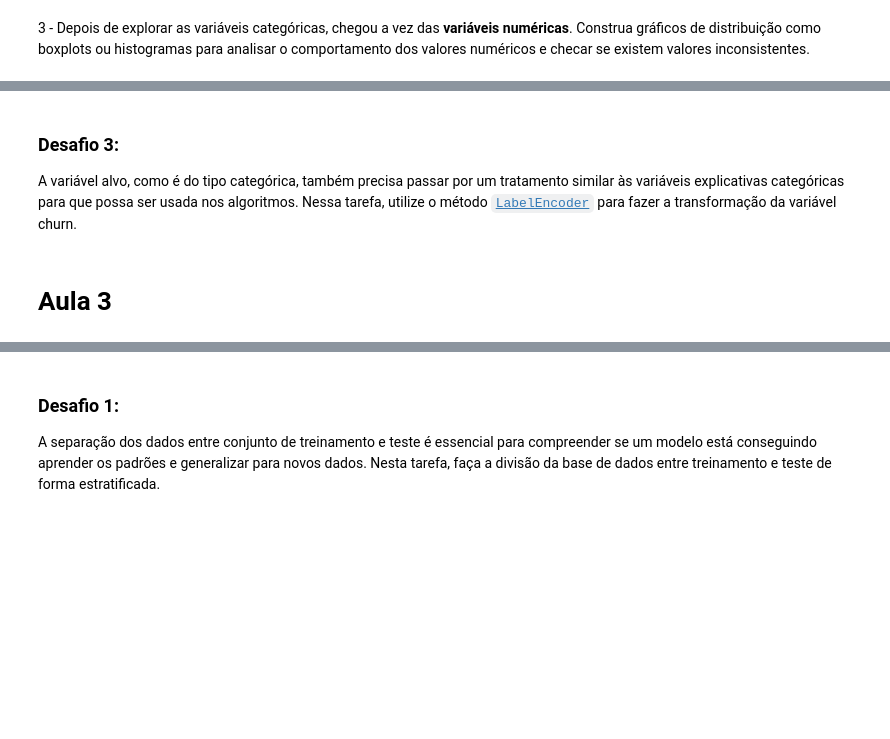
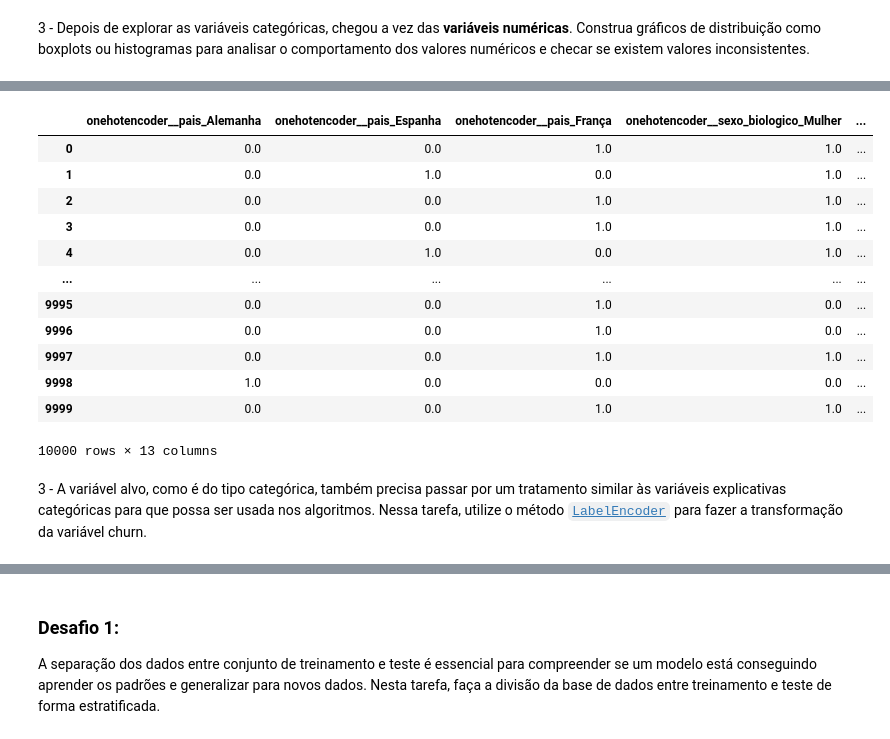
Before and after one commit to JCrpa/curso16_aprendendo_classificar_dados_machine_learning, a Jupyter notebook: desafio_hora_da_pratica/desafio_hora_da_pratica.ipynb, the cells around one changed output, grey strips where cells are left out. Drawn from its saved outputs; the diff is of its cells as text; code cells hidden in the pictures; blank space fills up the shorter version.

```diff
--- a/desafio_hora_da_pratica/desafio_hora_da_pratica.ipynb
+++ b/desafio_hora_da_pratica/desafio_hora_da_pratica.ipynb
@@ -109,0 +103,3 @@ Para utilizar os dados nos algoritmos de Machine Learning, precisamos informar q
+# %%
+x = dados.drop('churn', axis=1)
+y = dados['churn']
@@ -113,0 +142,11 @@ Variáveis categóricas que estejam em formato de texto não podem ser utilizada
+# %%
+colunas = x.columns
+# %%
+one_hot = make_column_transformer((
+    OneHotEncoder(drop ='if_binary'),
+     ['pais', 'sexo_biologico', 'tem_cartao_credito', 'membro_ativo']
+),
+    remainder='passthrough',
+    sparse_threshold=0)
+# %%
+x = one_hot.fit_transform(x)
@@ -114,6 +165,18 @@ Variáveis categóricas que estejam em formato de texto não podem ser utilizada
+# %%
+pd.DataFrame(x, columns=one_hot.get_feature_names_out(colunas))
+# %% [output]
+|  | onehotencoder__pais_Alemanha | onehotencoder__pais_Espanha | onehotencoder__pais_França | onehotencoder__sexo_biologico_Mulher | ... |
+| 0 | 0.0 | 0.0 | 1.0 | 1.0 | ... |
+| 1 | 0.0 | 1.0 | 0.0 | 1.0 | ... |
+| 2 | 0.0 | 0.0 | 1.0 | 1.0 | ... |
+| 3 | 0.0 | 0.0 | 1.0 | 1.0 | ... |
+| 4 | 0.0 | 1.0 | 0.0 | 1.0 | ... |
+| ... | ... | ... | ... | ... | ... |
+| 9995 | 0.0 | 0.0 | 1.0 | 0.0 | ... |
+| 9996 | 0.0 | 0.0 | 1.0 | 0.0 | ... |
+| 9997 | 0.0 | 0.0 | 1.0 | 1.0 | ... |
+| 9998 | 1.0 | 0.0 | 0.0 | 0.0 | ... |
+| 9999 | 0.0 | 0.0 | 1.0 | 1.0 | ... |
+10000 rows × 13 columns
 # %% [markdown]
-### Desafio 3:
-
-A variável alvo, como é do tipo categórica, também precisa passar por um tratamento similar às variáveis explicativas categóricas para que possa ser usada nos algoritmos. Nessa tarefa, utilize o método [`LabelEncoder`](https://scikit-learn.org/stable/modules/generated/sklearn.preprocessing.LabelEncoder.html) para fazer a transformação da variável churn.
+3 - A variável alvo, como é do tipo categórica, também precisa passar por um tratamento similar às variáveis explicativas categóricas para que possa ser usada nos algoritmos. Nessa tarefa, utilize o método [`LabelEncoder`](https://scikit-learn.org/stable/modules/generated/sklearn.preprocessing.LabelEncoder.html) para fazer a transformação da variável churn.
-# %% [markdown]
-# Aula 3
```
Also changed, not shown: parts of 17 cells of this notebook.
